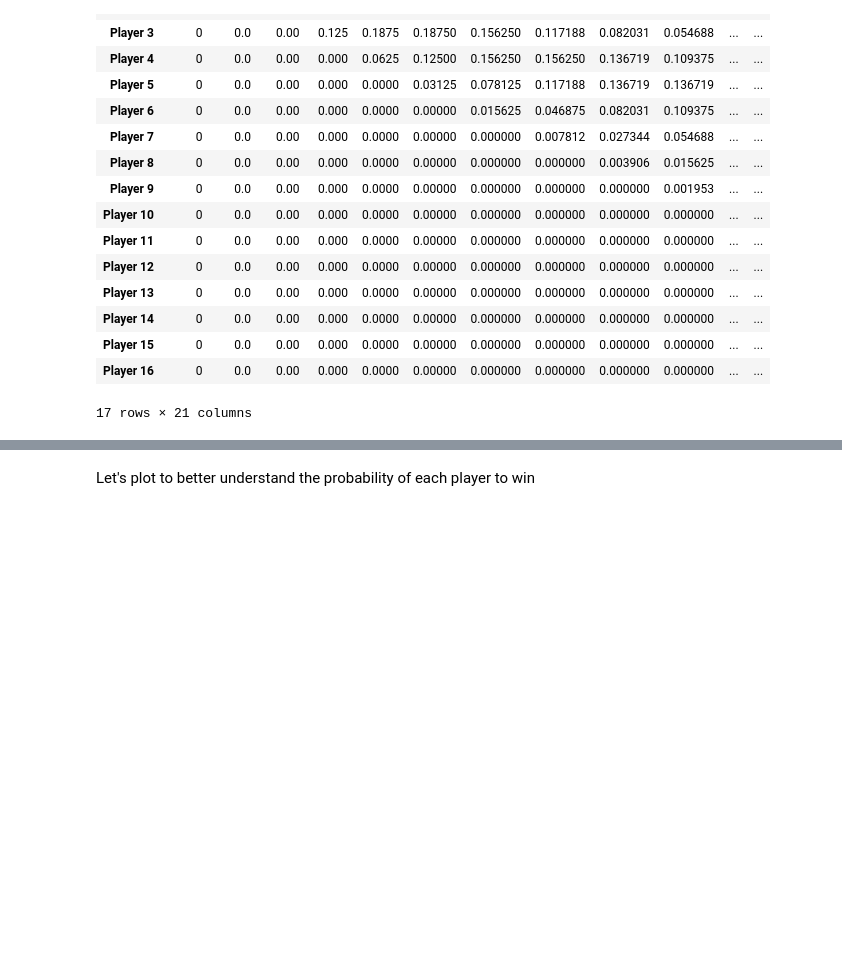
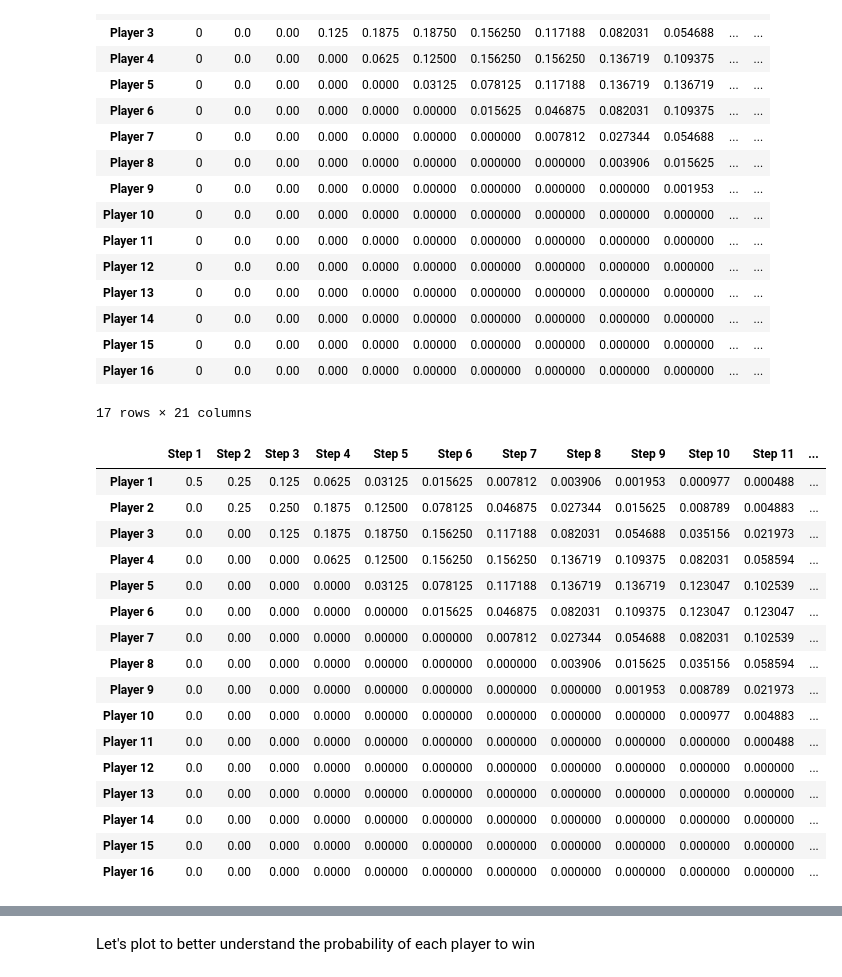
Before and after one commit to DwarfGiant26/Squidgame, a Jupyter notebook: glassSquid.ipynb, the cells around one changed output, grey strips where cells are left out. Saved outputs shown, nothing was run; the diff lists cells and outputs as text; code cells hidden in the pictures; blank space fills up the shorter version.

```diff
--- a/glassSquid.ipynb
+++ b/glassSquid.ipynb
@@ -69,4 +69,24 @@ See the caveats in the documentation: https://pandas.pydata.org/pandas-docs/stab
 | Player 15 | 0 | 0.0 | 0.00 | 0.000 | 0.0000 | 0.00000 | 0.000000 | 0.000000 | 0.000000 | 0.000000 | ... | ... |
 | Player 16 | 0 | 0.0 | 0.00 | 0.000 | 0.0000 | 0.00000 | 0.000000 | 0.000000 | 0.000000 | 0.000000 | ... | ... |
 17 rows × 21 columns
+# %%
+df.rename(columns={"Step 19":"Finish"}).iloc[1:,1:]
+# %% [output]
+|  | Step 1 | Step 2 | Step 3 | Step 4 | Step 5 | Step 6 | Step 7 | Step 8 | Step 9 | Step 10 | Step 11 | ... |
+| Player 1 | 0.5 | 0.25 | 0.125 | 0.0625 | 0.03125 | 0.015625 | 0.007812 | 0.003906 | 0.001953 | 0.000977 | 0.000488 | ... |
+| Player 2 | 0.0 | 0.25 | 0.250 | 0.1875 | 0.12500 | 0.078125 | 0.046875 | 0.027344 | 0.015625 | 0.008789 | 0.004883 | ... |
+| Player 3 | 0.0 | 0.00 | 0.125 | 0.1875 | 0.18750 | 0.156250 | 0.117188 | 0.082031 | 0.054688 | 0.035156 | 0.021973 | ... |
+| Player 4 | 0.0 | 0.00 | 0.000 | 0.0625 | 0.12500 | 0.156250 | 0.156250 | 0.136719 | 0.109375 | 0.082031 | 0.058594 | ... |
+| Player 5 | 0.0 | 0.00 | 0.000 | 0.0000 | 0.03125 | 0.078125 | 0.117188 | 0.136719 | 0.136719 | 0.123047 | 0.102539 | ... |
+| Player 6 | 0.0 | 0.00 | 0.000 | 0.0000 | 0.00000 | 0.015625 | 0.046875 | 0.082031 | 0.109375 | 0.123047 | 0.123047 | ... |
+| Player 7 | 0.0 | 0.00 | 0.000 | 0.0000 | 0.00000 | 0.000000 | 0.007812 | 0.027344 | 0.054688 | 0.082031 | 0.102539 | ... |
+| Player 8 | 0.0 | 0.00 | 0.000 | 0.0000 | 0.00000 | 0.000000 | 0.000000 | 0.003906 | 0.015625 | 0.035156 | 0.058594 | ... |
+| Player 9 | 0.0 | 0.00 | 0.000 | 0.0000 | 0.00000 | 0.000000 | 0.000000 | 0.000000 | 0.001953 | 0.008789 | 0.021973 | ... |
+| Player 10 | 0.0 | 0.00 | 0.000 | 0.0000 | 0.00000 | 0.000000 | 0.000000 | 0.000000 | 0.000000 | 0.000977 | 0.004883 | ... |
+| Player 11 | 0.0 | 0.00 | 0.000 | 0.0000 | 0.00000 | 0.000000 | 0.000000 | 0.000000 | 0.000000 | 0.000000 | 0.000488 | ... |
+| Player 12 | 0.0 | 0.00 | 0.000 | 0.0000 | 0.00000 | 0.000000 | 0.000000 | 0.000000 | 0.000000 | 0.000000 | 0.000000 | ... |
+| Player 13 | 0.0 | 0.00 | 0.000 | 0.0000 | 0.00000 | 0.000000 | 0.000000 | 0.000000 | 0.000000 | 0.000000 | 0.000000 | ... |
+| Player 14 | 0.0 | 0.00 | 0.000 | 0.0000 | 0.00000 | 0.000000 | 0.000000 | 0.000000 | 0.000000 | 0.000000 | 0.000000 | ... |
+| Player 15 | 0.0 | 0.00 | 0.000 | 0.0000 | 0.00000 | 0.000000 | 0.000000 | 0.000000 | 0.000000 | 0.000000 | 0.000000 | ... |
+| Player 16 | 0.0 | 0.00 | 0.000 | 0.0000 | 0.00000 | 0.000000 | 0.000000 | 0.000000 | 0.000000 | 0.000000 | 0.000000 | ... |
 # %%
```
Also changed, not shown: parts of 2 cells of this notebook.
